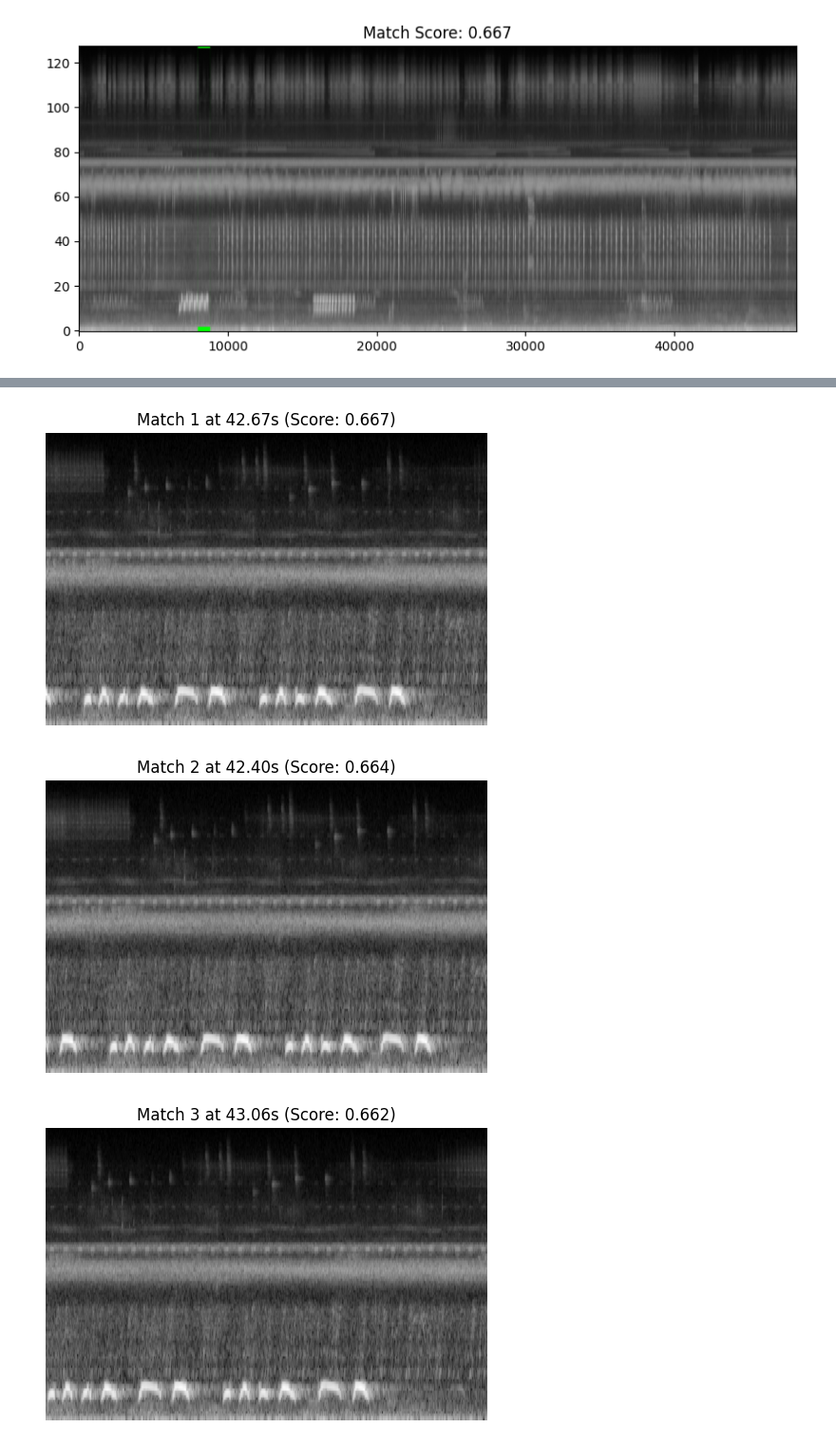
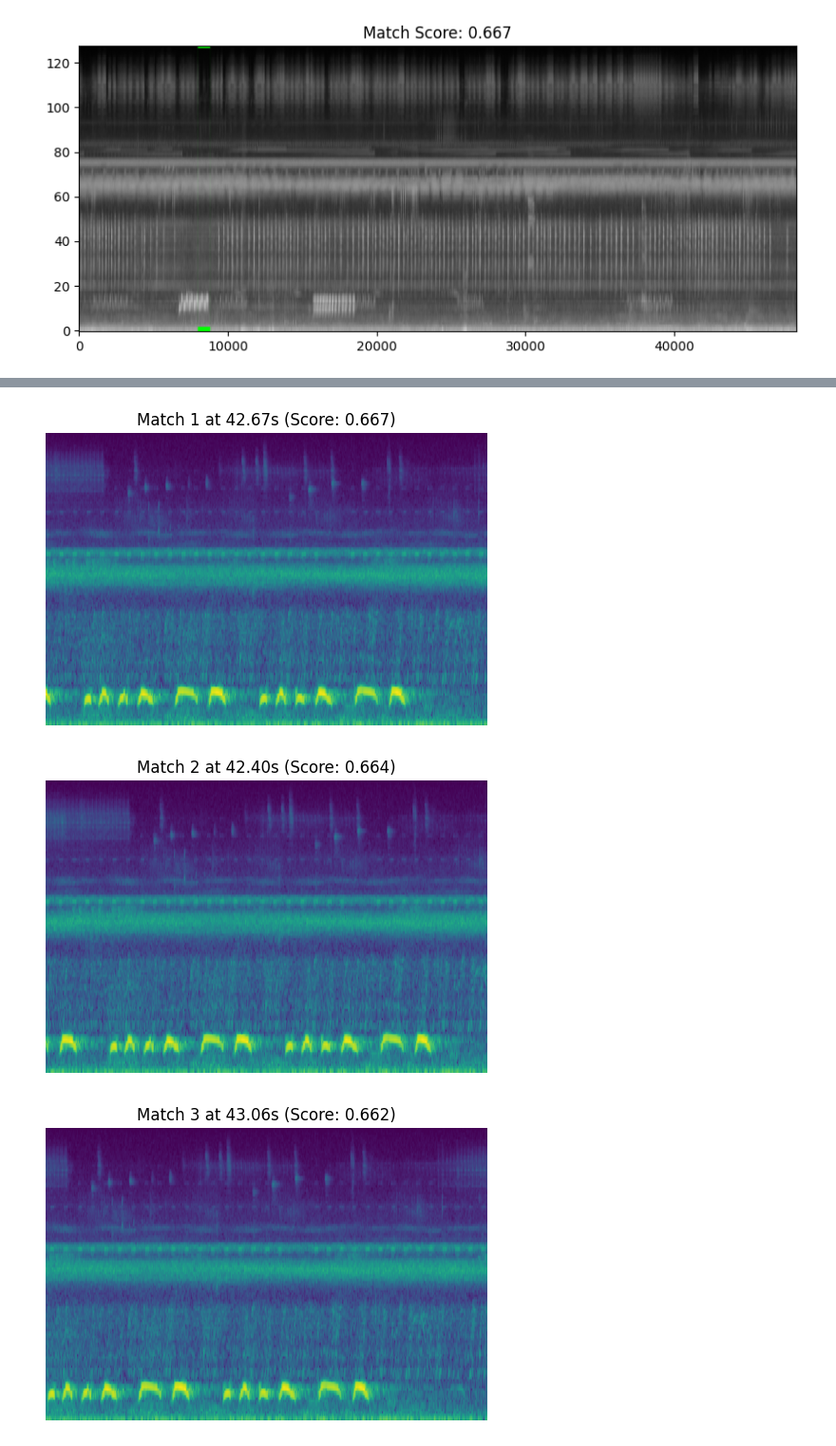
Before and after one commit to UCSD-E4E/pyha-analyzer-2.0, a Jupyter notebook: template-matching/tm_testing.ipynb, the cells around one changed output, grey strips where cells are left out. Shown at 95% size. Saved outputs shown, nothing was run; the diff lists cells and outputs as text; code cells hidden in the pictures.

```diff
--- a/template-matching/tm_testing.ipynb
+++ b/template-matching/tm_testing.ipynb
@@ -158,4 +171,6 @@ Match at 148.85 sec (Score: 0.600)
 # %%
+# Visualize top ten matches
+
 top_matches = selected[:10]
 margin = 20
 
@@ -168,39 +183,39 @@ for idx, (y, x, score) in enumerate(top_matches, 1):
     zoom_region = clip_img[y1:y2, x1:x2]
 
     plt.figure(figsize=(6, 4))
-    plt.imshow(zoom_region, aspect='auto', origin='lower', cmap='gray')
+    plt.imshow(zoom_region, aspect='auto', origin='lower', cmap='viridis')
     timestamp = x * seconds_per_col
     plt.title(f"Match {idx} at {timestamp:.2f}s (Score: {score:.3f})")
     plt.axis('off')
     plt.show()
 
 # top_matches = selected[:10]
 # margin = 20
 
 # for idx, (y, x, score) in enumerate(top_matches, 1):
 #     x1 = max(0, x - margin)
 #     x2 = min(clip_img.shape[1], x + template_img.shape[1] + margin)
 #     y1 = max(0, y - margin)
 #     y2 = min(clip_img.shape[0], y + template_img.shape[0] + margin)
 
 #     zoom_region = clip_img[y1:y2, x1:x2]
 
 #     times = np.arange(x1, x2) * (512 / sr_clip)
 
 #     plt.figure(figsize=(6, 4))
 #     librosa.display.specshow(
 #         zoom_region,
 #         sr=sr_clip,
 #         hop_length=512,
 #         x_axis='time',
 #         y_axis='mel',
 #         fmax=sr_clip // 2
 #     )
 #     plt.title(f"Match {idx} at {x * seconds_per_col:.2f}s (Score: {score:.3f})")
 #     plt.colorbar(format='%+2.0f dB')
 #     plt.tight_layout()
 #     plt.show()
 # %% [output]
-[figure, old version]
+[figure, new version]
-[figure, old version]
+[figure, new version]
-[figure, old version]
+[figure, new version]
```
Also changed, not shown: parts of 11 cells of this notebook, 1 other file.
